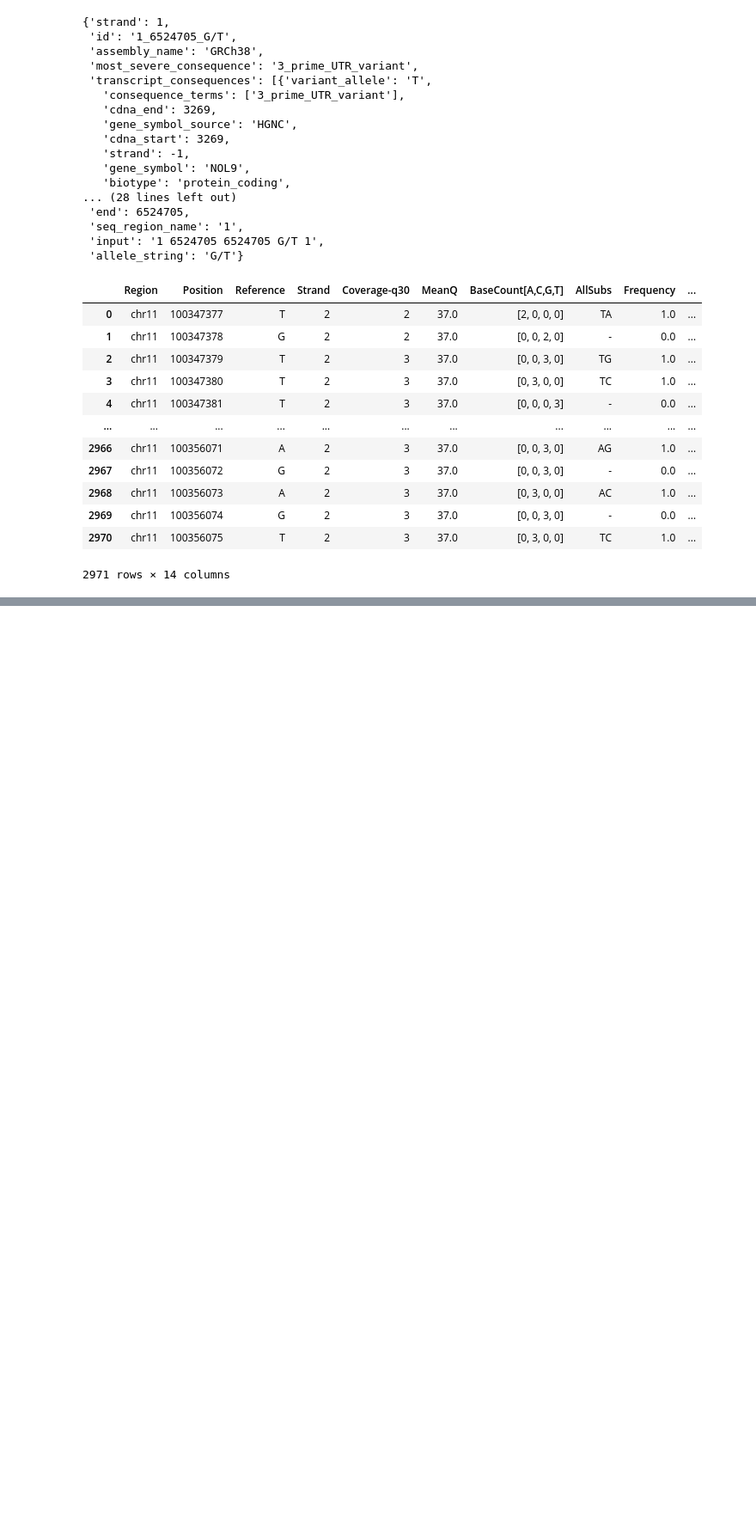
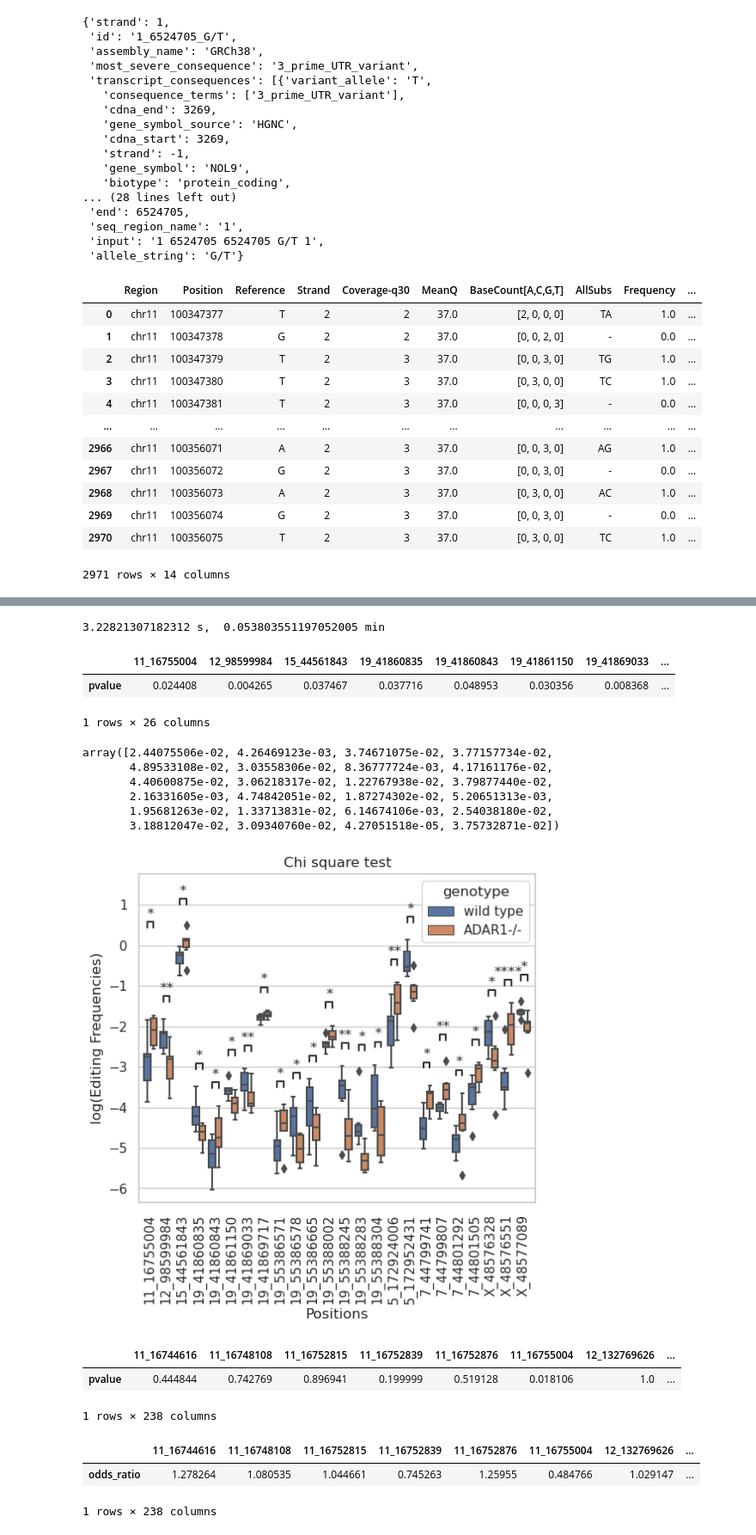
Before and after one commit to guilhermetabordaribas/a2iHelperPy, a Jupyter notebook: src/editing_analysis.ipynb, the cells around one changed output, grey strips where cells are left out. Shown at 86% size. Saved outputs shown, nothing was run; the diff lists cells and outputs as text; code cells hidden in the pictures; blank space fills up the shorter version.

```diff
--- a/src/editing_analysis.ipynb
+++ b/src/editing_analysis.ipynb
@@ -1610,0 +2010,12 @@ df#.loc[:,~df.columns.isin([])]
+# %%
+df_a = df_a[df.columns]
+df_g = df_g[df.columns]
+# %%
+time1 = time.time()
+# a, g = a2i.filter.pool_positions(df_a.fillna(0.01),df_g.fillna(0.01))
+a, g = a2i.filter.pool_positions(df_a,df_g)
+
+time2 = time.time() - time1
+print(time2,'s, ',time2/60,'min')
+# %% [output]
+3.22821307182312 s,  0.053803551197052005 min
@@ -1610,0 +2024,44 @@ df#.loc[:,~df.columns.isin([])]
+# %%
+chi = a2i.stats.chi2_test(a,g,only_pvalue=True,pvalue_filter_limit=.05)
+chi
+# %% [output]
+|  | 11_16755004 | 12_98599984 | 15_44561843 | 19_41860835 | 19_41860843 | 19_41861150 | 19_41869033 | ... |
+| pvalue | 0.024408 | 0.004265 | 0.037467 | 0.037716 | 0.048953 | 0.030356 | 0.008368 | ... |
+1 rows × 26 columns
+# %%
+chi[order].loc['pvalue',:].values
+# %% [output]
+array([2.44075506e-02, 4.26469123e-03, 3.74671075e-02, 3.77157734e-02,
+       4.89533108e-02, 3.03558306e-02, 8.36777724e-03, 4.17161176e-02,
+       4.40600875e-02, 3.06218317e-02, 1.22767938e-02, 3.79877440e-02,
+       2.16331605e-03, 4.74842051e-02, 1.87274302e-02, 5.20651313e-03,
+       1.95681263e-02, 1.33713831e-02, 6.14674106e-03, 2.54038180e-02,
+       3.18812047e-02, 3.09340760e-02, 4.27051518e-05, 3.75732871e-02])
+# %%
+f, ax = plt.subplots(figsize=(6,5))
+aux = df[chi.columns].drop(df[chi.columns].columns[-2], axis=1).melt(id_vars=df[chi.columns].columns[-1])
+aux['value'] = np.log(aux.value)
+
+x = 'variable'
+y = 'value'
+hue = df.columns[-1]
+
+hue_order = aux[aux.columns[0]].unique()
+order = aux.variable.unique()
+
+ax = sns.boxplot(x=x, y=y, hue=hue, data=aux)
+ax.set_xlabel('Positions')
+ax.set_xticks(ax.get_xticks())
+ax.set_xticklabels(ax.get_xticklabels(), rotation=90)
+ax.set_ylabel('log(Editing Frequencies)')
+ax.set_title('Chi square test')
+
+pairs = [tuple(itertools.product([p],hue_order)) for p in order]
+annot = Annotator(ax, pairs=pairs, x=x, y=y, hue=hue, order=order,hue_order=hue_order, data=aux)
+annot.configure(test=None, text_format='star', loc='inside', verbose=0)
+annot.set_pvalues(chi[order].loc['pvalue',:].values)
+ax, test_results = annot.annotate()
+
+# plt.savefig('/mnt/d/GoTx_Folder/draft/chi2.pdf', format='pdf', dpi=300,bbox_inches='tight')
+# %% [output]
+[figure, added]
@@ -1610,0 +2091,14 @@ df#.loc[:,~df.columns.isin([])]
+# %%
+fis = fisher_test(a,g,only_pvalue=True,return_only_significant=False,pvalue_filter_limit=.05)
+fis
+# %% [output]
+|  | 11_16744616 | 11_16748108 | 11_16752815 | 11_16752839 | 11_16752876 | 11_16755004 | 12_132769626 | ... |
+| pvalue | 0.444844 | 0.742769 | 0.896941 | 0.199999 | 0.519128 | 0.018106 | 1.0 | ... |
+1 rows × 238 columns
+# %%
+or_ = a2i.stats.odds_r(a[fis.columns],g[fis.columns])
+or_
+# %% [output]
+|  | 11_16744616 | 11_16748108 | 11_16752815 | 11_16752839 | 11_16752876 | 11_16755004 | 12_132769626 | ... |
+| odds_ratio | 1.278264 | 1.080535 | 1.044661 | 0.745263 | 1.25955 | 0.484766 | 1.029147 | ... |
+1 rows × 238 columns
```
Also changed, not shown: parts of 87 cells of this notebook, 19 other files.
